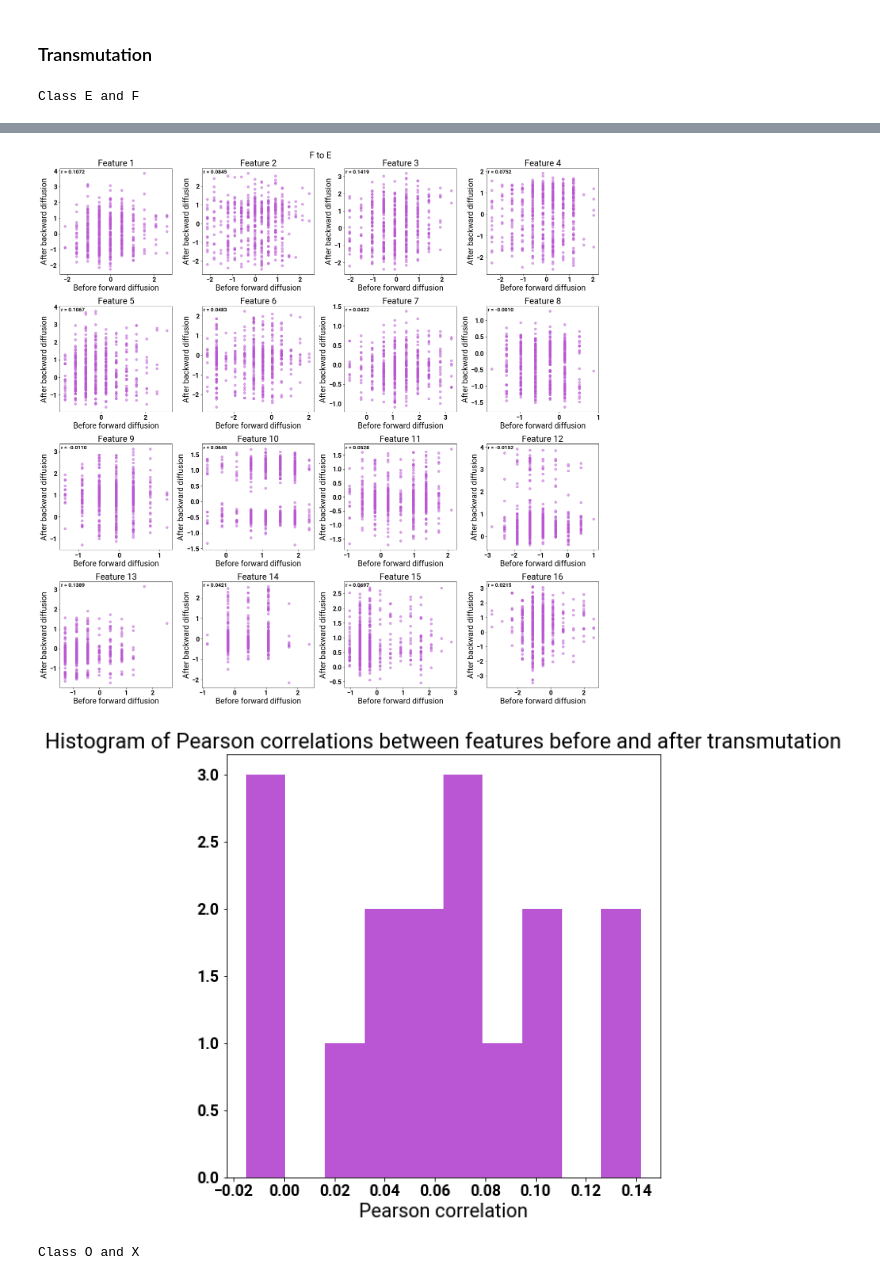
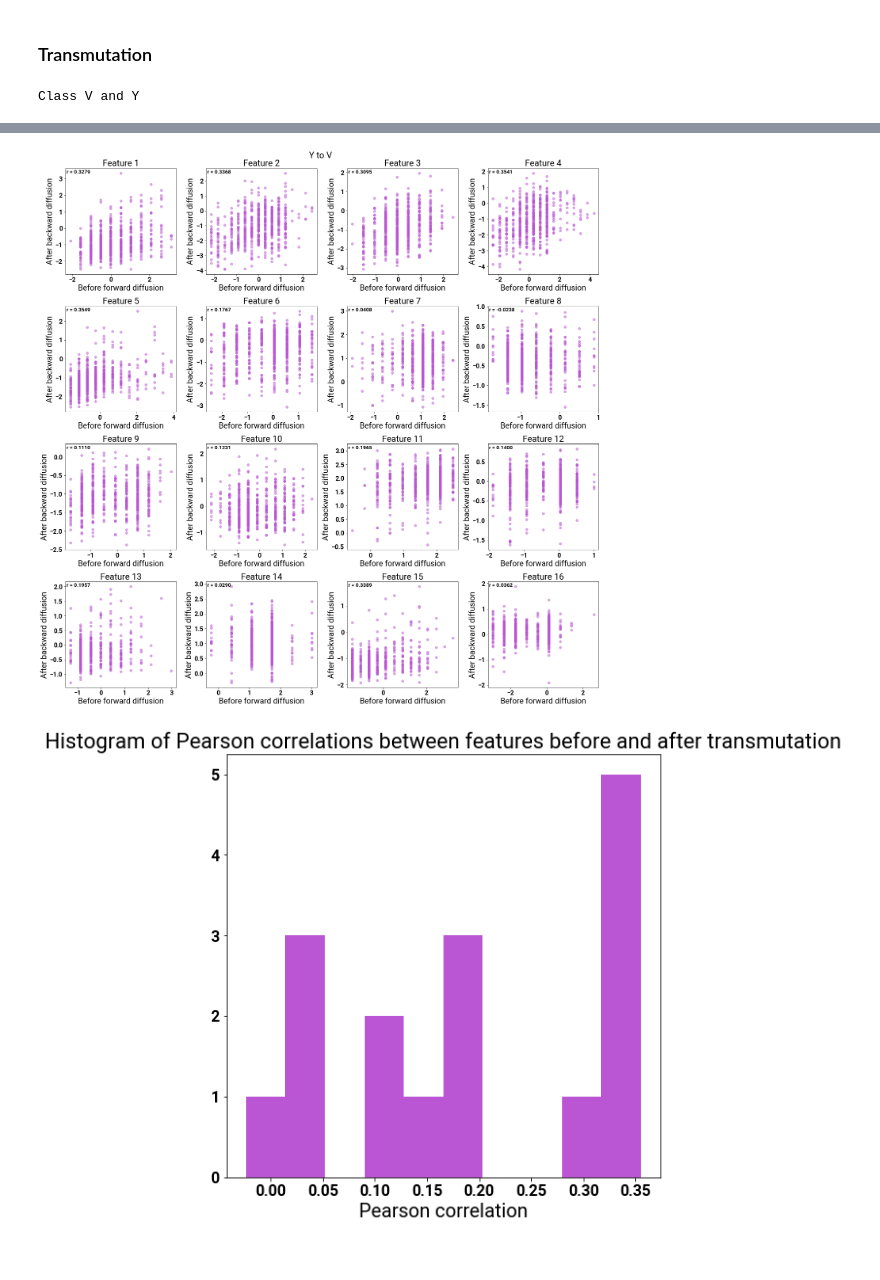
Before and after one commit to Genentech/branched-diffusion, a Jupyter notebook: notebooks/figures/letters_hybrid_transmutation.ipynb, the cells around one changed output, grey strips where cells are left out. Saved outputs shown, nothing was run; the diff lists cells and outputs as text; code cells hidden in the pictures.

```diff
--- a/notebooks/figures/letters_hybrid_transmutation.ipynb
+++ b/notebooks/figures/letters_hybrid_transmutation.ipynb
@@ -42,7 +42,8 @@ else:
 # %%
 models_base_path = "/gstore/data/resbioai/tsenga5/branched_diffusion/models/trained_models/"
 
-model_path = os.path.join(models_base_path, "letters_continuous_allletters/2/epoch_300_ckpt.pth")
+# model_path = os.path.join(models_base_path, "letters_continuous_allletters/2/epoch_300_ckpt.pth")
+model_path = os.path.join(models_base_path, "letters_continuous_AVY/1/epoch_100_ckpt.pth")
 # %%
 # Define the branches
 letters = list("ABCDEFGHIJKLMNOPQRSTUVWXYZ")
@@ -75,9 +76,12 @@ out_path = "/gstore/home/tsenga5/branched_diffusion/figures/letters_hybrid_trans
 
 os.makedirs(out_path, exist_ok=True)
 # %%
+# branch_point_examples = [
+#     (letter_to_class["E"], letter_to_class["F"], 0.4724724724724725),
+#     (letter_to_class["O"], letter_to_class["X"], 0.5235235235235235)
+# ]
 branch_point_examples = [
-    (letter_to_class["E"], letter_to_class["F"], 0.4724724724724725),
-    (letter_to_class["O"], letter_to_class["X"], 0.5235235235235235)
+    (letter_to_class["V"], letter_to_class["Y"], 0.35)
 ]
 # %% [markdown]
 ### Create data loader
@@ -196,11 +198,11 @@ for class_1, class_2, branch_time in branch_point_examples:
     print("Class %s and %s" % (class_to_letter[class_1], class_to_letter[class_2]))
     orig_1 = torch.stack([
         dataset[i][0].to(DEVICE) for i in
-        np.random.choice(np.where(dataset.targets == class_1)[0], size=512, replace=False)
+        np.random.choice(np.where(dataset.targets == class_1)[0], size=600, replace=False)
     ])
     orig_2 = torch.stack([
         dataset[i][0].to(DEVICE) for i in
-        np.random.choice(np.where(dataset.targets == class_2)[0], size=512, replace=False)
+        np.random.choice(np.where(dataset.targets == class_2)[0], size=600, replace=False)
     ])
 
     time_steps = 10
@@ -288,4 +290,4 @@ for class_1, class_2, branch_time in branch_point_examples:
             format="svg"
         )
 # %% [output]
-Class E and F
+Class V and Y
@@ -294,3 +296,2 @@ Class E and F
-[figure, old version]
+[figure, new version]
-[figure, old version]
+[figure, new version]
-Class O and X
```
Also changed, not shown: parts of 3 cells of this notebook, 9 other files.
